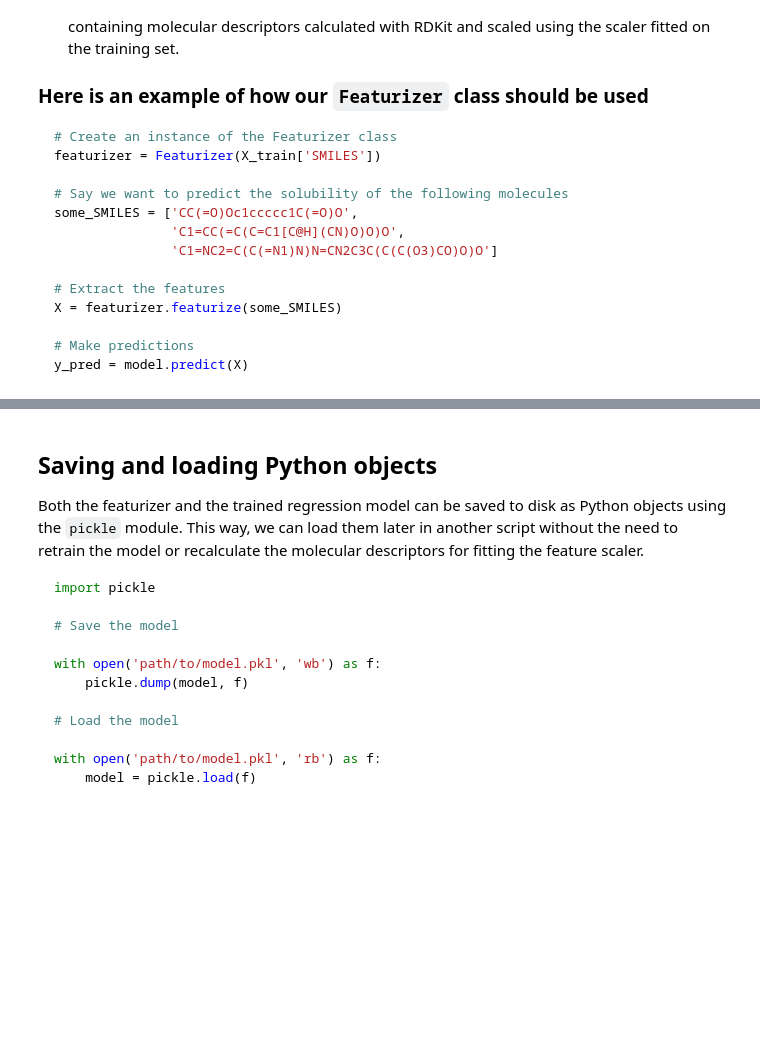
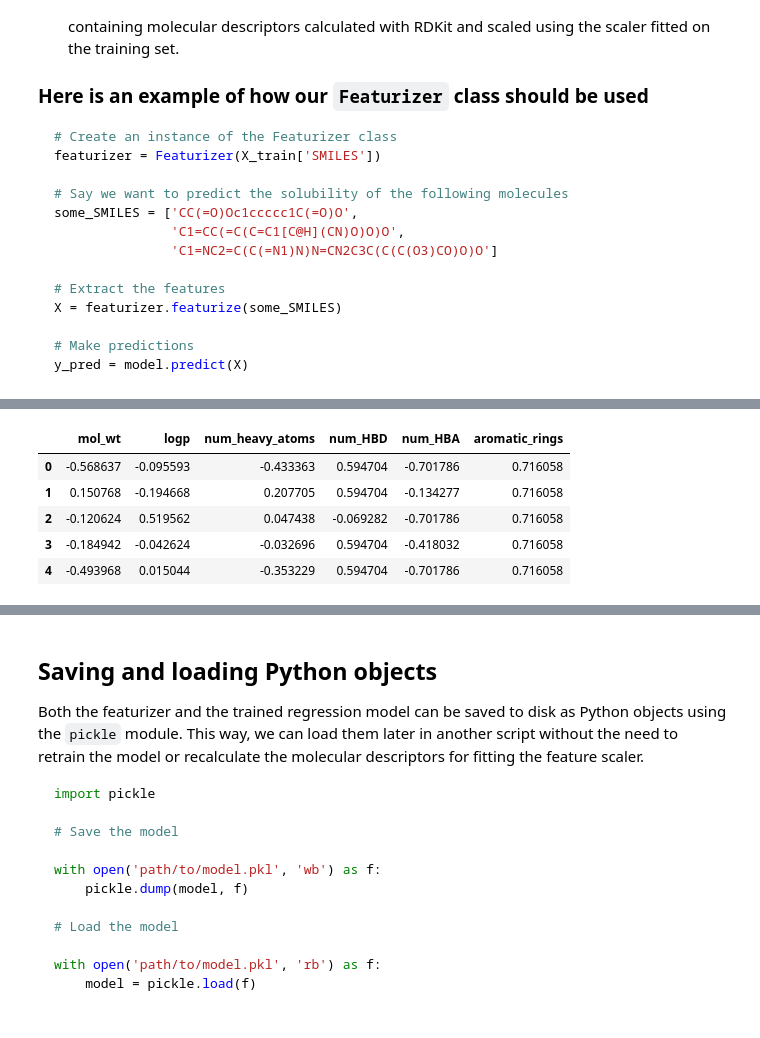
Before and after one commit to MetroCloud/pum-25, a Jupyter notebook: lab4.ipynb, the cells around one changed output, grey strips where cells are left out. Saved outputs shown, nothing was run; the diff lists cells and outputs as text; code cells hidden in the pictures; blank space fills up the shorter version.

```diff
--- a/lab4.ipynb
+++ b/lab4.ipynb
@@ -247,10 +297,31 @@ y_pred = model.predict(X)
 # %%
 class Featurizer:
     def __init__(self, smiles_list):
-        ...
+        self.scaler = StandardScaler()
+        X_train_desc = self.get_descriptors(smiles_list)
+        self.scaler.fit(X_train_desc)
+    def get_descriptors(self, smiles_list):
+
+    # Create a dataframe to store the descriptors (for convenience, could be done differently)
+        df = pd.DataFrame({'SMILES': smiles_list})
+        df['mol'] = df['SMILES'].apply(Chem.MolFromSmiles)
+
+    # Now we can calculate the molecular descriptors themselves (I chose a few common ones here)
+        df['mol_wt'] = df['mol'].apply(rdMolDescriptors.CalcExactMolWt)             # Molecular weight
+        df['logp'] = df['mol'].apply(Crippen.MolLogP)                               # LogP (lipophilicity)
+        df['num_heavy_atoms'] = df['mol'].apply(rdMolDescriptors.CalcNumHeavyAtoms) # Number of heavy atoms
+        df['num_HBD'] = df['mol'].apply(rdMolDescriptors.CalcNumHBD)                # Number of hydrogen bond donors
+        df['num_HBA'] = df['mol'].apply(rdMolDescriptors.CalcNumHBA)                # Number of hydrogen bond acceptors
+        df['aromatic_rings'] = df['mol'].apply(rdMolDescriptors.CalcNumAromaticRings) # Number of aromatic rings
+
+    # Now we select only the relevant columns (descriptors) and return the dataframe
+        df = df[['mol_wt', 'logp', 'num_heavy_atoms', 'num_HBD', 'num_HBA', 'aromatic_rings']]
+        return df
 
     def featurize(self, smiles_list):
-        ...
+        X_desc = self.get_descriptors(smiles_list)
+        X_scaled = self.scaler.transform(X_desc)
+        return pd.DataFrame(X_scaled, columns=X_desc.columns)
 # %%
 # Test your featurizer
 
@@ -259,7 +337,14 @@ tryptamines.head()
 # %%
-featurizer = Featurizer(...) # Pass the training set SMILES strings to the constructor
+featurizer = Featurizer(train['SMILES']) # Pass the training set SMILES strings to the constructor
 X = featurizer.featurize(tryptamines['SMILES'])   # Extract features for the new dataset
 X.head() # Take look at the generated features
+# %% [output]
+|  | mol_wt | logp | num_heavy_atoms | num_HBD | num_HBA | aromatic_rings |
+| 0 | -0.568637 | -0.095593 | -0.433363 | 0.594704 | -0.701786 | 0.716058 |
+| 1 | 0.150768 | -0.194668 | 0.207705 | 0.594704 | -0.134277 | 0.716058 |
+| 2 | -0.120624 | 0.519562 | 0.047438 | -0.069282 | -0.701786 | 0.716058 |
+| 3 | -0.184942 | -0.042624 | -0.032696 | 0.594704 | -0.418032 | 0.716058 |
+| 4 | -0.493968 | 0.015044 | -0.353229 | 0.594704 | -0.701786 | 0.716058 |
 # %%
 # Predict the solubility of the new molecules
 
```
Also changed, not shown: parts of 8 cells of this notebook.
